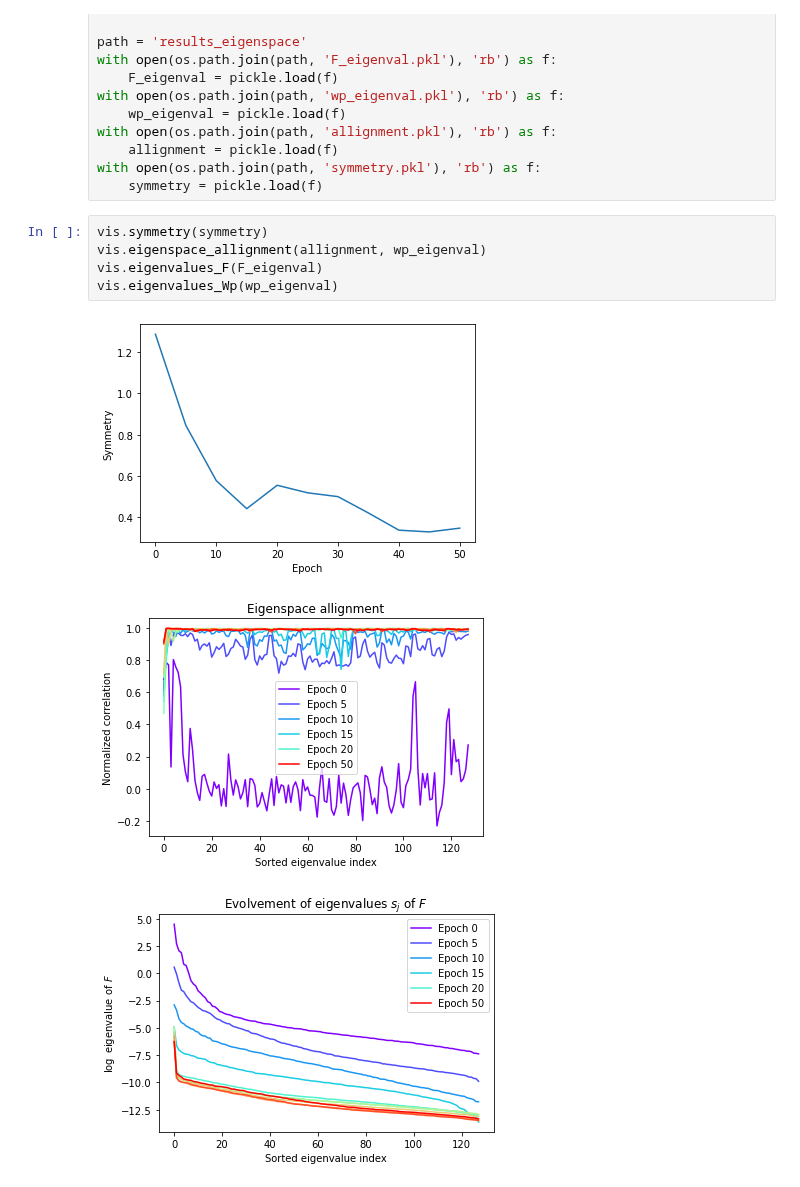
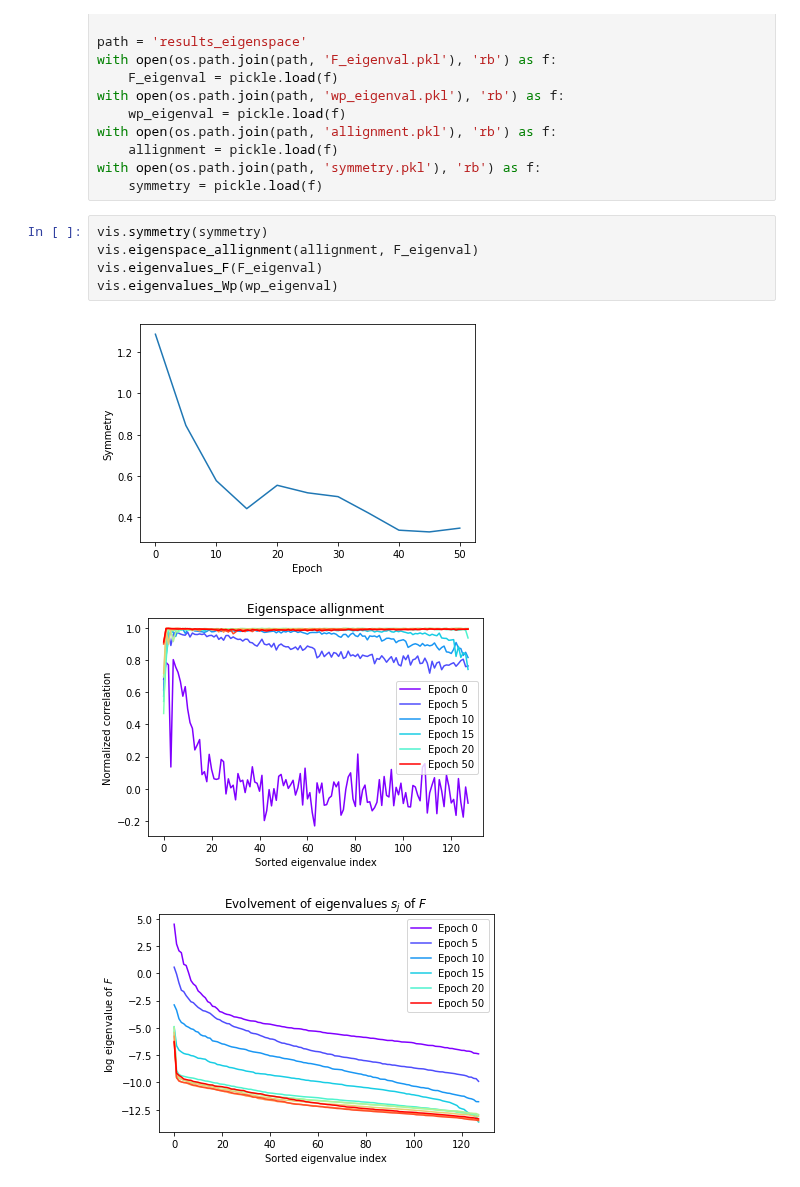
Before and after one commit to miszkur/SelfSupervisedLearning, a Jupyter notebook: experiments/notebooks/eigenspace_experiment.ipynb, the cells around one changed output. Drawn from its saved outputs; the diff is of its cells as text.

Commit message:
Fix eigenspace alginment visualisation

```diff
--- a/experiments/notebooks/eigenspace_experiment.ipynb
+++ b/experiments/notebooks/eigenspace_experiment.ipynb
@@ -35,11 +33,11 @@ with open(os.path.join(path, 'symmetry.pkl'), 'rb') as f:
     symmetry = pickle.load(f)
 # %%
 vis.symmetry(symmetry)
-vis.eigenspace_allignment(allignment, wp_eigenval)
+vis.eigenspace_allignment(allignment, F_eigenval)
 vis.eigenvalues_F(F_eigenval)
 vis.eigenvalues_Wp(wp_eigenval)
 # %% [output]
 [figure]
-[figure, old version]
+[figure, new version]
 [figure]
 [figure]
```
Also changed, not shown: parts of 1 cell of this notebook.
